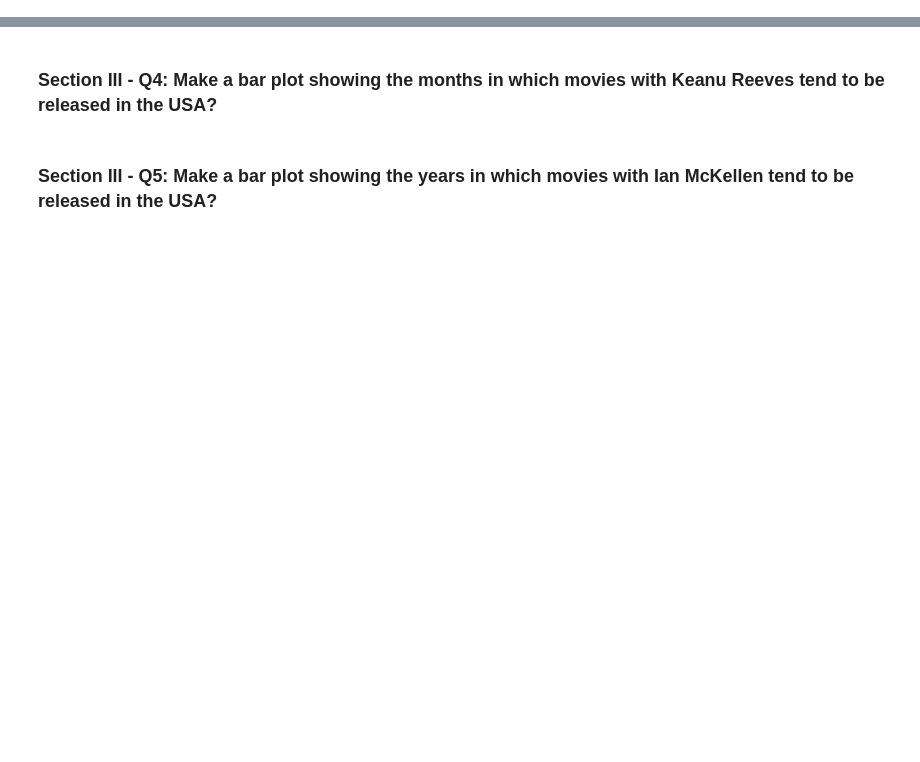
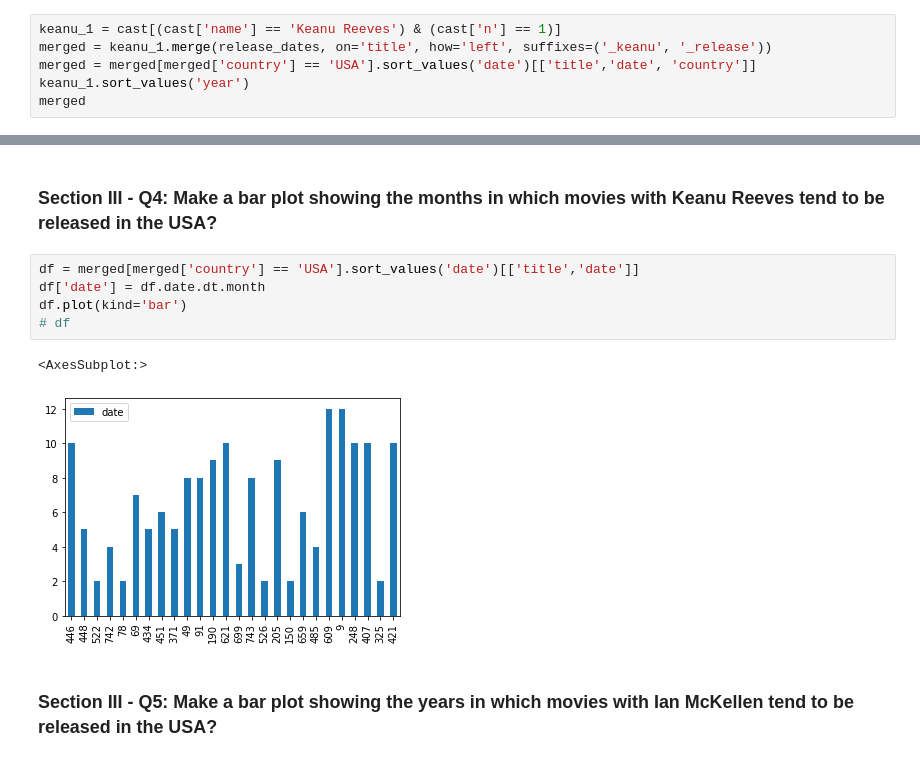
Before and after one commit to AndreyMLbootcamp/mec-mini-projects, a Jupyter notebook: mec-5.3.10-data-wranging-with-pandas-mini-project/Mini_Project_Data_Wrangling_Pandas.ipynb, the cells around one changed output, grey strips where cells are left out. Drawn from its saved outputs; the diff is of its cells as text; blank space fills up the shorter version.

```diff
--- a/mec-5.3.10-data-wranging-with-pandas-mini-project/Mini_Project_Data_Wrangling_Pandas.ipynb
+++ b/mec-5.3.10-data-wranging-with-pandas-mini-project/Mini_Project_Data_Wrangling_Pandas.ipynb
@@ -626,3 +641,9 @@ christmas.date.dt.month.value_counts().sort_index().plot(kind='bar')
 # %% [markdown]
 ### Section III - Q3: Show all the movies in which Keanu Reeves has played the lead role along with their   release date in the USA sorted by the date of release
 - Hint: You might need to join or merge two datasets!
+# %%
+keanu_1 = cast[(cast['name'] == 'Keanu Reeves') & (cast['n'] == 1)]
+merged = keanu_1.merge(release_dates, on='title', how='left', suffixes=('_keanu', '_release'))
+merged = merged[merged['country'] == 'USA'].sort_values('date')[['title','date', 'country']]
+keanu_1.sort_values('year')
+merged
@@ -629,4 +664,12 @@ christmas.date.dt.month.value_counts().sort_index().plot(kind='bar')
 # %% [markdown]
 ### Section III - Q4: Make a bar plot showing the months in which movies with Keanu Reeves tend to be released in the USA?
+# %%
+df = merged[merged['country'] == 'USA'].sort_values('date')[['title','date']]
+df['date'] = df.date.dt.month
+df.plot(kind='bar')
+# df
+# %% [output]
+<AxesSubplot:>
+[figure, added]
 # %% [markdown]
 ### Section III - Q5: Make a bar plot showing the years in which movies with Ian McKellen tend to be released in the USA?
```
Also changed, not shown: parts of 5 cells of this notebook.
